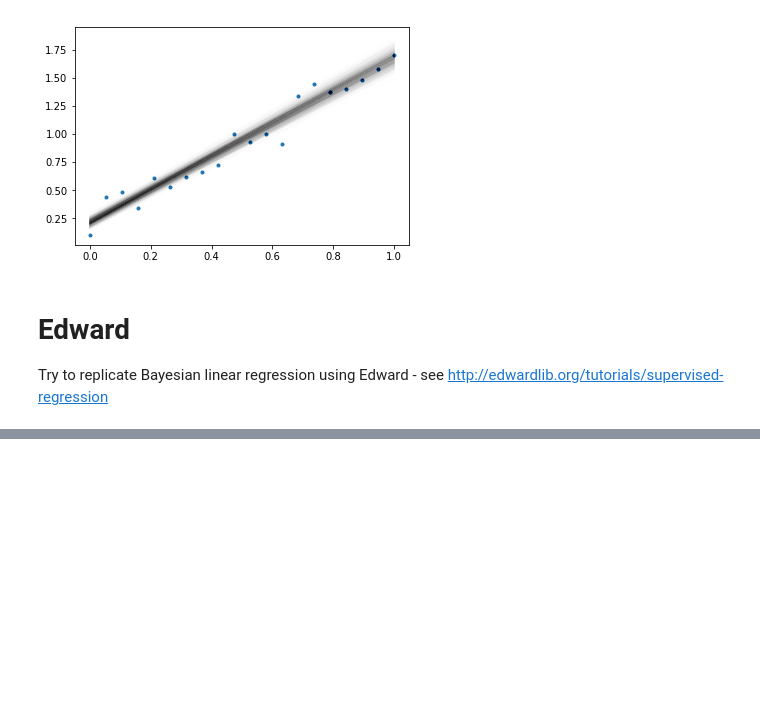
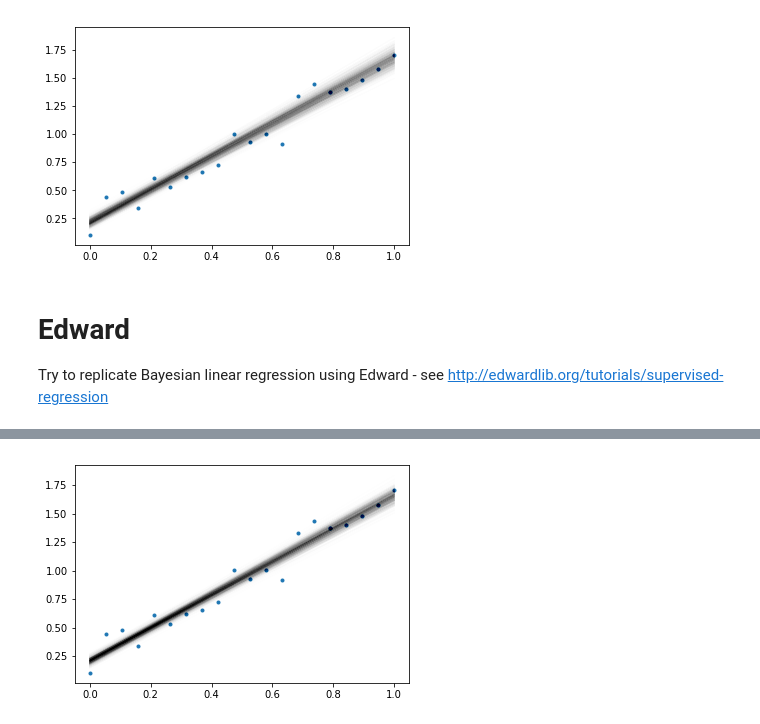
Before and after one commit to mattmcd/PyBayes, a Jupyter notebook: scripts/linear_regression.ipynb, the cells around one changed output, grey strips where cells are left out. Saved outputs shown, nothing was run; the diff lists cells and outputs as text; code cells hidden in the pictures; blank space fills up the shorter version.

```diff
--- a/scripts/linear_regression.ipynb
+++ b/scripts/linear_regression.ipynb
@@ -159,0 +159,10 @@ array([[<matplotlib.axes._subplots.AxesSubplot object at 0x...>,
+# %%
+# Plot with generated values after Variational Bayes fit
+plt.plot(x, y, marker='.', linestyle='none')
+plt.plot(np.tile(new_x, (1, len(df_ed))),
+         np.column_stack(
+             [np.array([1.0, 1.0]).reshape(-1,1), new_x]
+         ).dot(df_ed[['beta.1', 'beta.2']].values.T), alpha=0.005, c='k')
+plt.show()
+# %% [output]
+[figure, added]
```
Also changed, not shown: parts of 4 cells of this notebook.
